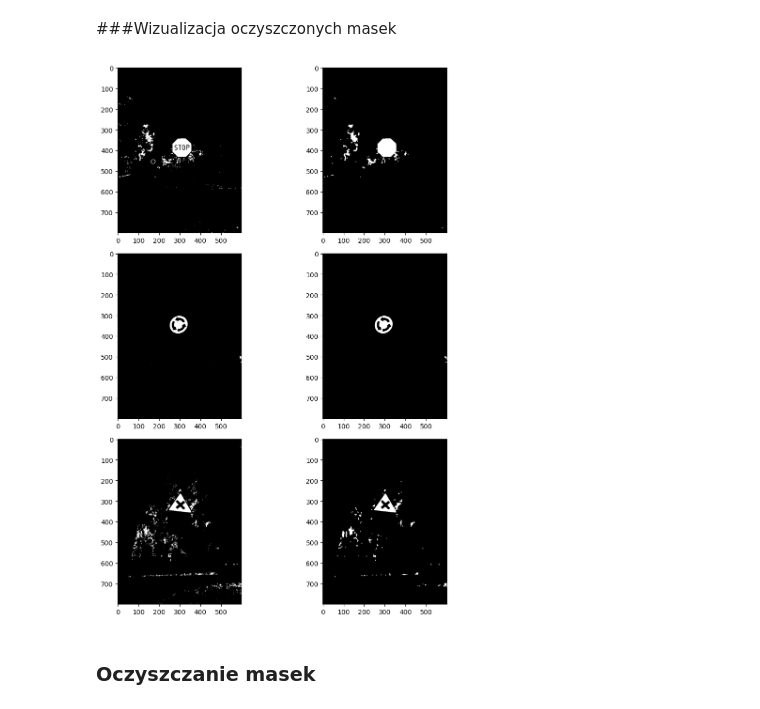
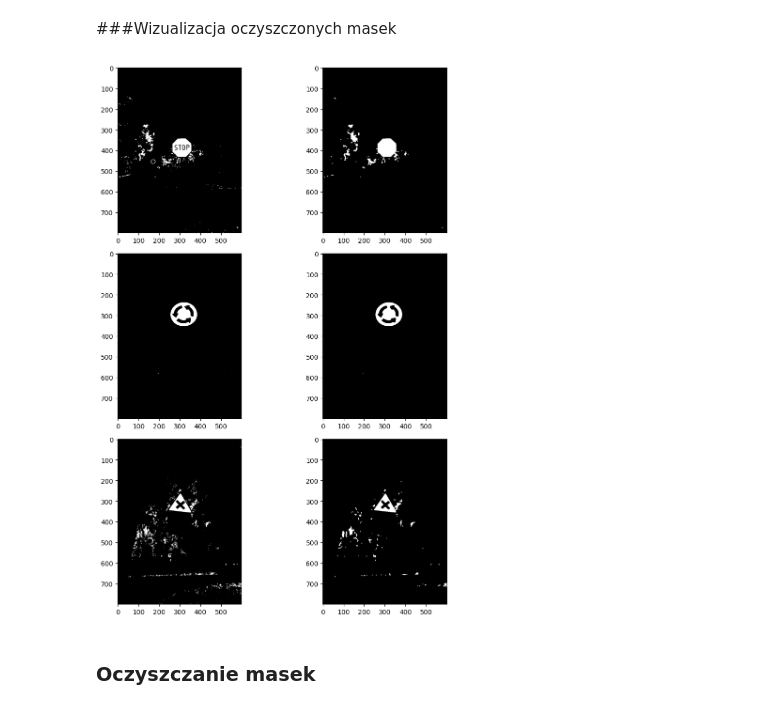
Before and after one commit to DobryCzlowiekDobryKodzik/Traffic-Sign-Recognition, a Jupyter notebook: notebooks/etap_2.ipynb, the cells around one changed output. Saved outputs shown, nothing was run; the diff lists cells and outputs as text; code cells hidden in the pictures.

```diff
--- a/notebooks/etap_2.ipynb
+++ b/notebooks/etap_2.ipynb
@@ -211,8 +211,8 @@ gorna_czerwien1 = np.array([10, 255, 255])
 dolna_czerwien2 = np.array([170, 80, 50])
 gorna_czerwien2 = np.array([179, 255, 255])
 
-dolna_niebieski = np.array([105,  130, 50])
-gorna_niebieski = np.array([110,  255, 255])
+dolna_niebieski = np.array([100,  130, 50])
+gorna_niebieski = np.array([125,  255, 255])
 
 dolna_zolta = np.array([10, 100 , 70])
 gorna_zolta = np.array([35,  255, 255])
@@ -275,20 +275,20 @@ def oczyszczanie_maski(maska):
 # %%
 plt.figure(figsize=(10, 12))
 plt.subplot(3,2,1)
 plt.imshow(wszystkie_maski[0][0],cmap="gray")
 plt.subplot(3,2,2)
 plt.imshow(oczyszczanie_maski(wszystkie_maski[0][0]),cmap="gray")
 plt.subplot(3,2,3)
-plt.imshow(wszystkie_maski[9][1],cmap="gray")
+plt.imshow(wszystkie_maski[14][1],cmap="gray")
 plt.subplot(3,2,4)
-plt.imshow(oczyszczanie_maski(wszystkie_maski[9][1]),cmap="gray")
+plt.imshow(oczyszczanie_maski(wszystkie_maski[14][1]),cmap="gray")
 plt.subplot(3,2,5)
 plt.imshow(wszystkie_maski[20][2],cmap="gray")
 plt.subplot(3,2,6)
 plt.imshow(oczyszczanie_maski(wszystkie_maski[20][2]),cmap="gray")
 plt.tight_layout()
 # %% [output]
-[figure, old version]
+[figure, new version]
 # %% [markdown]
 ### Oczyszczanie masek
 # %%
```
Also changed, not shown: parts of 14 cells of this notebook.
